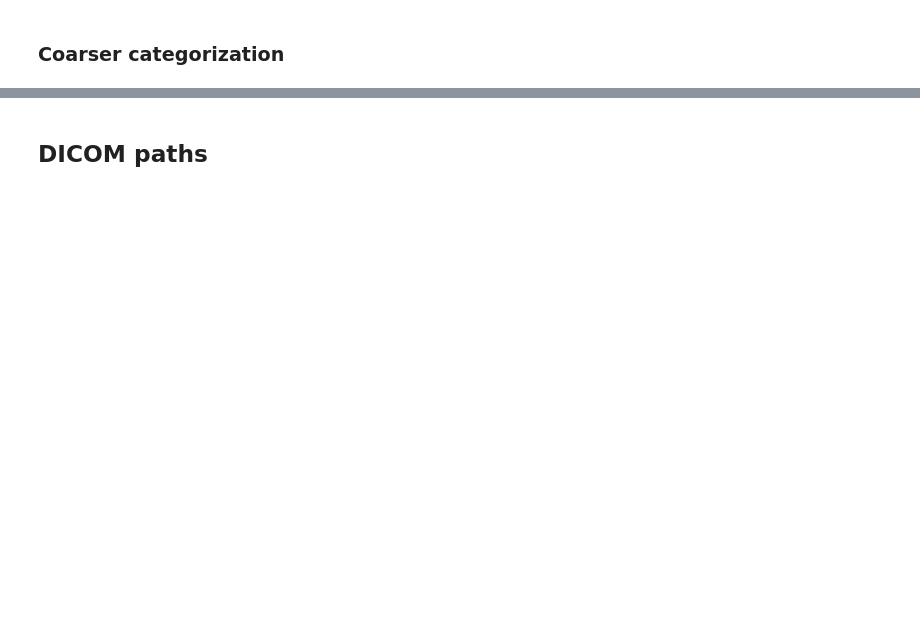
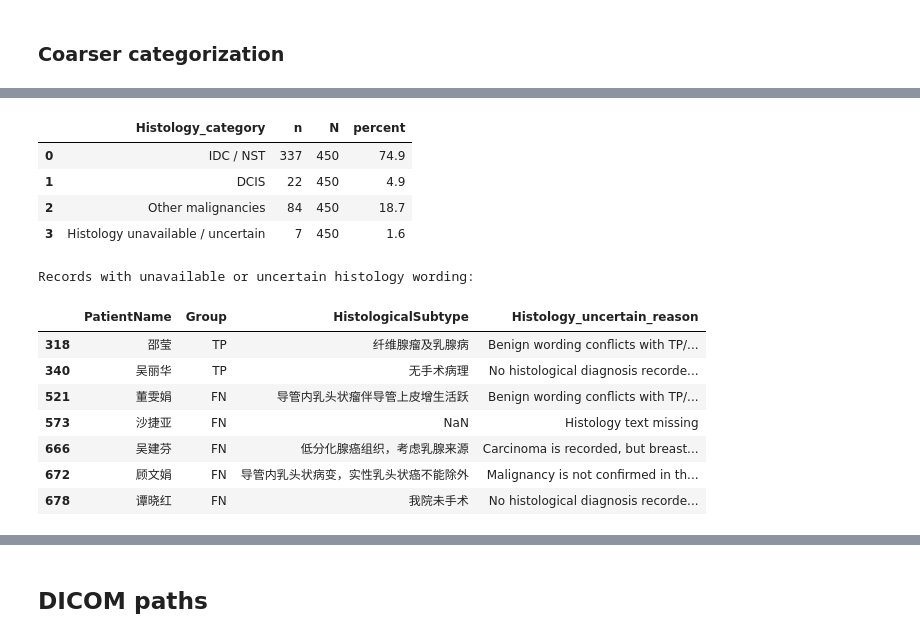
Before and after one commit to InkSaku/paper-data-analysis, a Jupyter notebook: data/data_checks.ipynb, the cells around one changed output, grey strips where cells are left out. Saved outputs shown, nothing was run; the diff lists cells and outputs as text; code cells hidden in the pictures; blank space fills up the shorter version.

```diff
--- a/data/data_checks.ipynb
+++ b/data/data_checks.ipynb
@@ -436,15 +1004,6 @@ def lesiontype_coarse(x: str) -> str:
     return "Other/Unknown"
 
 df["LesionType_coarse"] = df["LesionType"].apply(lesiontype_coarse)
-# %%
-# --- Histology cohort status (compatibility field) ---
-# Do not infer malignancy from broad pathology keywords. GroundTruth is defined
-# independently by the reviewed TP/FN versus TN/FP cohort assignment.
-df['Histology_coarse'] = np.where(
-    df['Group'].isin(['TP', 'FN']),
-    'Malignant cohort',
-    'Non-malignant cohort'
-)
 # %%
 print("Density_coarse:")
 print(df["Density_coarse"].value_counts(dropna=False), "\n")
@@ -517,7 +1232,7 @@ meta_data_excluded.head()
 # %%
-meta_data_sampled_TN = meta_data_excluded[meta_data_excluded['Group']=='TN'].sample(n=250, random_state=42)
-meta_data_sampled_TP = meta_data_excluded[meta_data_excluded['Group']=='TP'].sample(n=250, random_state=42)
-meta_data_sampled_FN = meta_data_excluded[meta_data_excluded['Group']=='FN'].sample(n=200, random_state=42)
+meta_data_sampled_TN = meta_data_excluded[meta_data_excluded['Group'] == 'TN'].copy()
+meta_data_sampled_TP = meta_data_excluded[meta_data_excluded['Group'] == 'TP'].copy()
+meta_data_sampled_FN = meta_data_excluded[meta_data_excluded['Group'] == 'FN'].sample(n=200, random_state=42)
 
 # All 200 FP cases remaining after the three reviewed exclusions belong in
 # the final cohort. Do not randomly sample 200 cases from the raw 203.
@@ -529,22 +1244,41 @@ assert len(meta_data_sampled_FP) == 200, (
 meta_data_sampled = pd.concat([meta_data_sampled_TN, meta_data_sampled_TP,
                                meta_data_sampled_FN, meta_data_sampled_FP], ignore_index=True)
 # %%
-print(meta_data_sampled['Group'].value_counts())
+print(meta_data_sampled["Group"].value_counts())
 
-from histology_classification import summarize_malignant_histology
+malignant_histology = meta_data_sampled.loc[
+    meta_data_sampled["Group"].isin(["TP", "FN"])
+].copy()
+assert len(malignant_histology) == 450
+assert malignant_histology["GroundTruth"].eq(1).all()
+assert meta_data_sampled.loc[
+    ~meta_data_sampled["Group"].isin(["TP", "FN"]), "Histology_category"
+].eq(HISTOLOGY_NOT_APPLICABLE).all()
+assert malignant_histology["Histology_category"].isin(HISTOLOGY_CATEGORIES).all()
 
-table1_histology_summary, histology_component_summary, histology_review_cases = (
-    summarize_malignant_histology(meta_data_sampled)
+# Table 1
+table1_histology_summary = (
+    malignant_histology["Histology_category"]
+    .value_counts()
+    .reindex(HISTOLOGY_CATEGORIES, fill_value=0)
+    .rename_axis("Histology_category")
+    .reset_index(name="n")
 )
-assert len(meta_data_sampled[meta_data_sampled['GroundTruth'] == 1]) == 450
-assert table1_histology_summary['n'].sum() == 450
-assert not meta_data_sampled.loc[
-    meta_data_sampled['GroundTruth'] == 0, 'Histology_table1_cat'
-].ne('Not Applicable (GroundTruth=0)').any()
+table1_histology_summary["N"] = len(malignant_histology)
+table1_histology_summary["percent"] = (
+    100 * table1_histology_summary["n"] / table1_histology_summary["N"]
+).round(1)
+assert table1_histology_summary["n"].sum() == 450
 
-print("Table 1 malignant histology summary (mutually exclusive; N=450):")
+print("Recorded histology in TP/FN cohort (N=450; mutually exclusive):")
 display(table1_histology_summary)
-print("All explicitly recorded malignant components (non-exclusive; N=450):")
-display(histology_component_summary)
-print("Histology records requiring manual review:")
-display(histology_review_cases)
+print("Records with unavailable or uncertain histology wording:")
+display(
+    malignant_histology.loc[
+        malignant_histology["Histology_category"].eq(
+            "Histology unavailable / uncertain"
+        ),
+        ["PatientName", "Group", "HistologicalSubtype", "Histology_uncertain_reason"],
+    ]
+)
+# %% [output]
@@ -551,3 +1292,17 @@ display(histology_review_cases)
+|  | Histology_category | n | N | percent |
+| 0 | IDC / NST | 337 | 450 | 74.9 |
+| 1 | DCIS | 22 | 450 | 4.9 |
+| 2 | Other malignancies | 84 | 450 | 18.7 |
+| 3 | Histology unavailable / uncertain | 7 | 450 | 1.6 |
+Records with unavailable or uncertain histology wording:
+|  | PatientName | Group | HistologicalSubtype | Histology_uncertain_reason |
+| 318 | 邵莹 | TP | 纤维腺瘤及乳腺病 | Benign wording conflicts with TP/... |
+| 340 | 吴丽华 | TP | 无手术病理 | No histological diagnosis recorde... |
+| 521 | 董雯娟 | FN | 导管内乳头状瘤伴导管上皮增生活跃 | Benign wording conflicts with TP/... |
+| 573 | 沙捷亚 | FN | NaN | Histology text missing |
+| 666 | 吴建芬 | FN | 低分化腺癌组织，考虑乳腺来源 | Carcinoma is recorded, but breast... |
+| 672 | 顾文娟 | FN | 导管内乳头状病变，实性乳头状癌不能除外 | Malignancy is not confirmed in th... |
+| 678 | 谭晓红 | FN | 我院未手术 | No histological diagnosis recorde... |
 # %%
 df = meta_data_sampled.copy()
 
```
Also changed, not shown: parts of 35 cells of this notebook, 1 other file.
